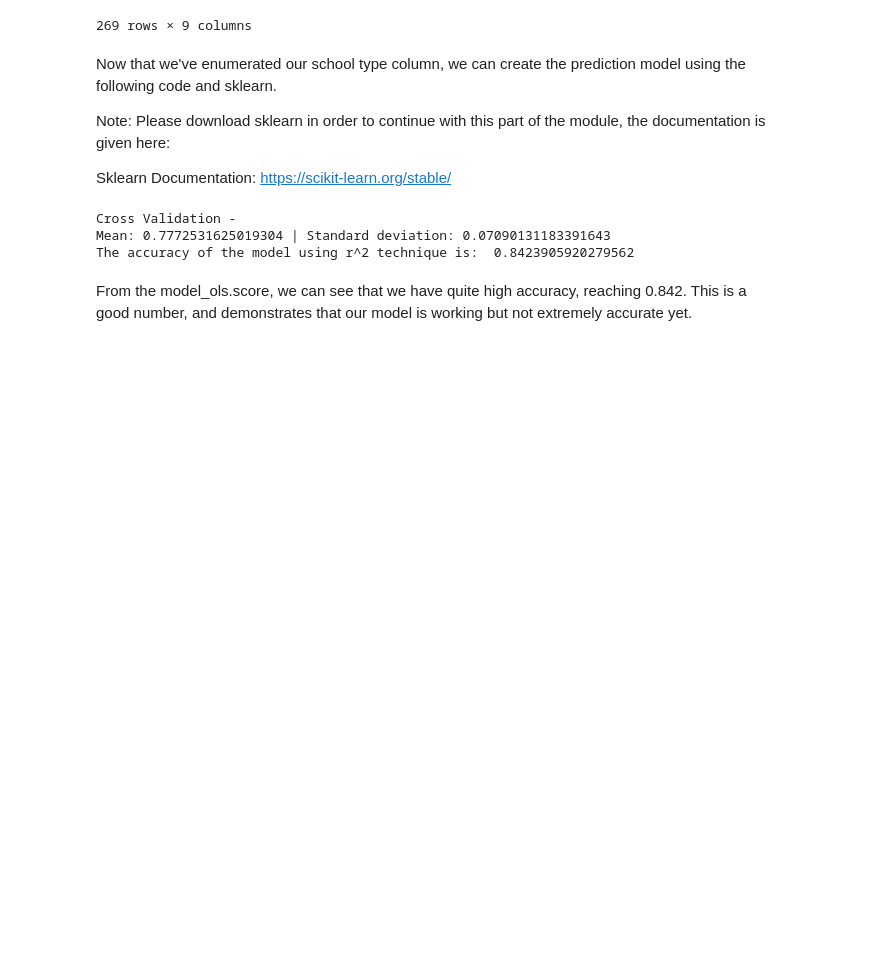
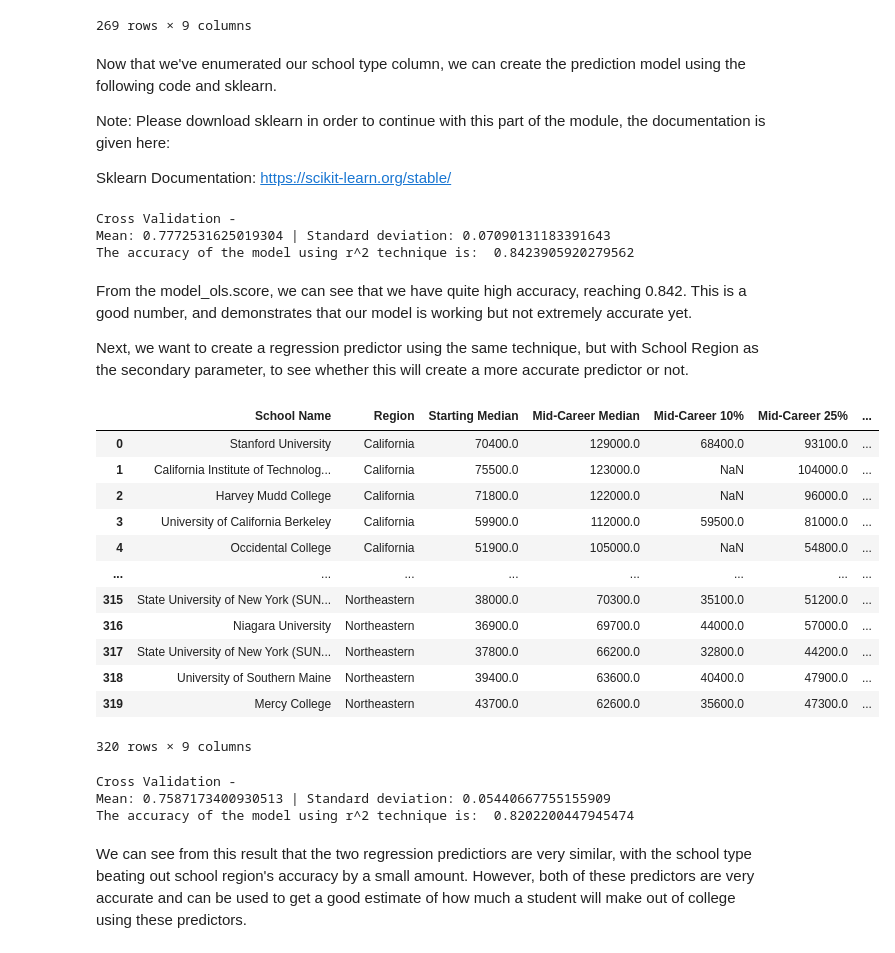
Before and after one commit to anshvnm/Careers, a Jupyter notebook: finalproject.ipynb, the cells around one changed output. Cells and saved outputs as stored; diff of their text form; code cells hidden in the pictures; blank space fills up the shorter version.

Commit message:
Added regression predictor for region and some more comments.

```diff
--- a/finalproject.ipynb
+++ b/finalproject.ipynb
@@ -399,3 +401,61 @@ Mean: 0.7772531625019304 | Standard deviation: 0.07090131183391643
 The accuracy of the model using r^2 technique is:  0.8423905920279562
 # %% [markdown]
 From the model_ols.score, we can see that we have quite high accuracy, reaching 0.842. This is a good number, and demonstrates that our model is working but not extremely accurate yet.
+
+Next, we want to create a regression predictor using the same technique, but with School Region as the secondary parameter, to see whether this will create a more accurate predictor or not.
+# %%
+#Creating a function to enumerate the school type columns
+def region_enumerator(x):
+    if x == 'California':
+        return 0
+    if x == 'Northeastern':
+        return 1
+    if x == 'Southern':
+        return 2
+    if x == 'Western':
+        return 3
+    if x == 'Midwestern':
+        return 4
+
+#Applying the function to the school number column
+df_by_region['Type Number'] = df_by_region['Region'].apply(region_enumerator)
+df_by_region
+# %% [output]
+|  | School Name | Region | Starting Median | Mid-Career Median | Mid-Career 10% | Mid-Career 25% | ... |
+| 0 | Stanford University | California | 70400.0 | 129000.0 | 68400.0 | 93100.0 | ... |
+| 1 | California Institute of Technolog... | California | 75500.0 | 123000.0 | NaN | 104000.0 | ... |
+| 2 | Harvey Mudd College | California | 71800.0 | 122000.0 | NaN | 96000.0 | ... |
+| 3 | University of California Berkeley | California | 59900.0 | 112000.0 | 59500.0 | 81000.0 | ... |
+| 4 | Occidental College | California | 51900.0 | 105000.0 | NaN | 54800.0 | ... |
+| ... | ... | ... | ... | ... | ... | ... | ... |
+| 315 | State University of New York (SUN... | Northeastern | 38000.0 | 70300.0 | 35100.0 | 51200.0 | ... |
+| 316 | Niagara University | Northeastern | 36900.0 | 69700.0 | 44000.0 | 57000.0 | ... |
+| 317 | State University of New York (SUN... | Northeastern | 37800.0 | 66200.0 | 32800.0 | 44200.0 | ... |
+| 318 | University of Southern Maine | Northeastern | 39400.0 | 63600.0 | 40400.0 | 47900.0 | ... |
+| 319 | Mercy College | Northeastern | 43700.0 | 62600.0 | 35600.0 | 47300.0 | ... |
+320 rows × 9 columns
+# %%
+#Importing all the libraries necessary for regression
+from sklearn import metrics
+from sklearn import linear_model
+from sklearn.metrics import mean_squared_error, r2_score
+#Splitting into training and test sets
+X_train, X_test, y_train, y_test = train_test_split(df_by_region[['Type Number', 'Starting Median']],
+df_by_region['Mid-Career Median'],random_state=42, test_size = 0.2)
+
+#Creating the model for linear regression and fitting it to our training sets
+model_ols = linear_model.LinearRegression()
+model_ols.fit(X_train,y_train)
+
+#Using Cross Validation to check accuracy and test our model
+scores = cross_val_score(model_ols, X_train, y_train, cv=10)
+print("Cross Validation - \nMean:", scores.mean(), "| Standard deviation:",
+scores.std())
+
+print("The accuracy of the model using r^2 technique is: ",  model_ols.score(X_test, y_test))
+# %% [output]
+Cross Validation -
+Mean: 0.7587173400930513 | Standard deviation: 0.05440667755155909
+The accuracy of the model using r^2 technique is:  0.8202200447945474
+# %% [markdown]
+We can see from this result that the two regression predictiors are very similar, with the school type beating out school region's accuracy by a small amount. However, both of these predictors are very accurate and can be used to get a good estimate of how much a student will make out of college using these predictors.
```
Also changed, not shown: parts of 1 cell of this notebook.
